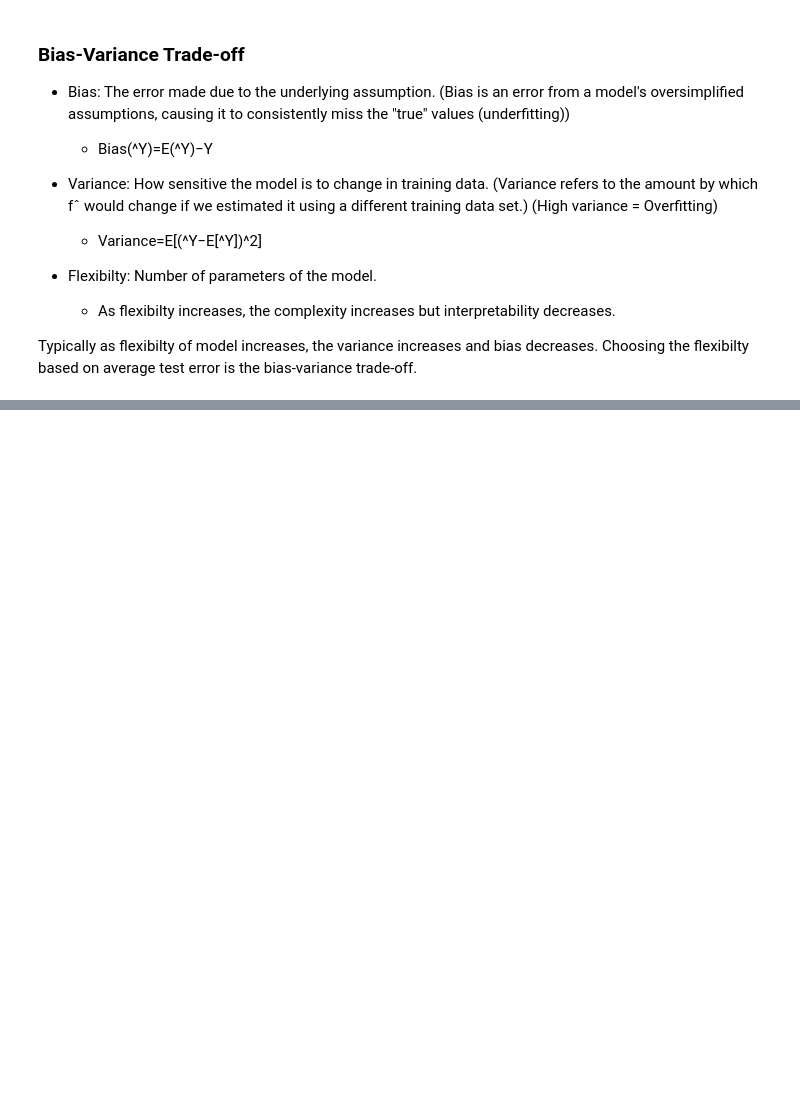
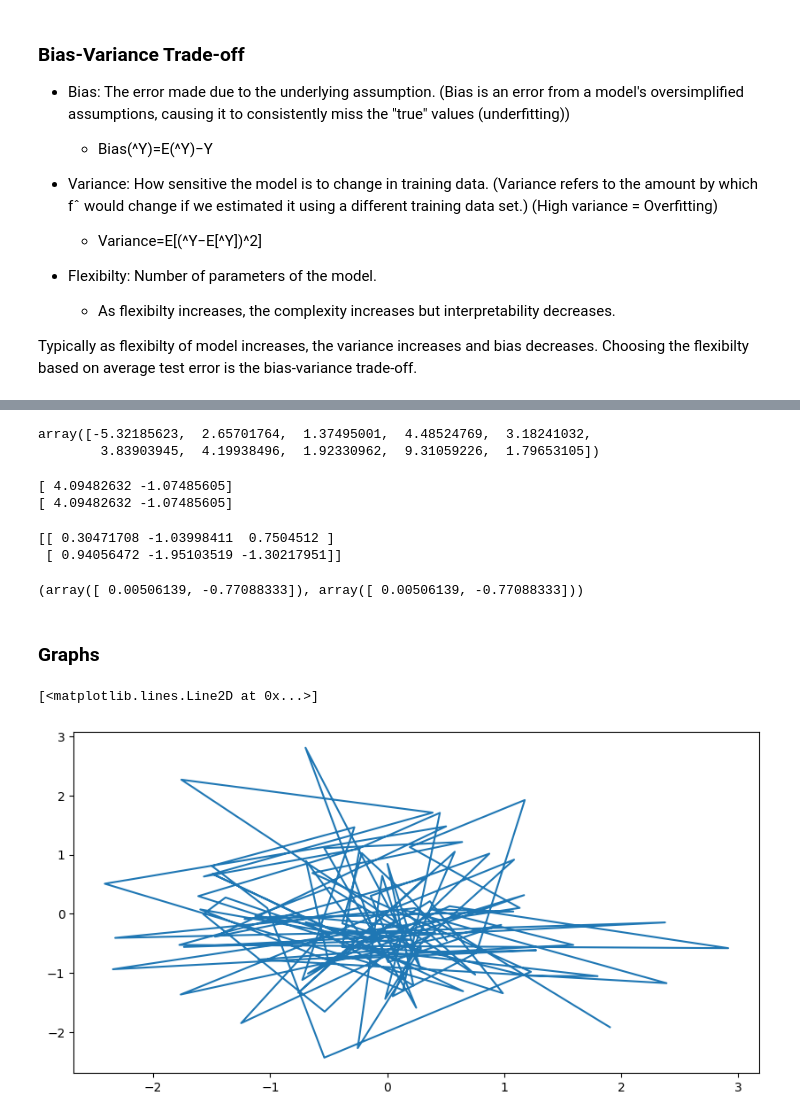
Before and after one commit to Rohan19005742/Data_Science, a Jupyter notebook: learnings/statistical_learning.IPYNB, the cells around one changed output, grey strips where cells are left out. Drawn from its saved outputs; the diff is of its cells as text; code cells hidden in the pictures; blank space fills up the shorter version.

```diff
--- a/learnings/statistical_learning.IPYNB
+++ b/learnings/statistical_learning.IPYNB
@@ -67,0 +174,34 @@ Typically as flexibilty of model increases, the variance increases and bias decr
+# %%
+x = np.random.normal(loc = 2, scale = 3, size=10)
+x
+# %% [output]
+array([-5.32185623,  2.65701764,  1.37495001,  4.48524769,  3.18241032,
+        3.83903945,  4.19938496,  1.92330962,  9.31059226,  1.79653105])
+# %%
+rng = np.random.default_rng(1303)
+print(rng.normal(scale=5, size=2))
+rng2 = np.random.default_rng(1303)
+print(rng2.normal(scale=5, size=2))
+# %% [output]
+[ 4.09482632 -1.07485605]
+[ 4.09482632 -1.07485605]
+# %%
+rng = np.random.default_rng(42)
+x = rng.standard_normal((2,3))
+print(x)
+x.mean(1), x.mean(1)
+# %% [output]
+[[ 0.30471708 -1.03998411  0.7504512 ]
+ [ 0.94056472 -1.95103519 -1.30217951]]
+(array([ 0.00506139, -0.77088333]), array([ 0.00506139, -0.77088333]))
+# %% [markdown]
+### Graphs
+# %%
+from matplotlib.pyplot import subplots
+fig, ax = subplots(figsize=(10, 5))
+x = rng.standard_normal(100)
+y = rng.standard_normal(100)
+ax.plot(x, y)
+# %% [output]
+[<matplotlib.lines.Line2D at 0x...>]
+[figure, added]
```
Also changed, not shown: parts of 36 cells of this notebook, 1 other file.
